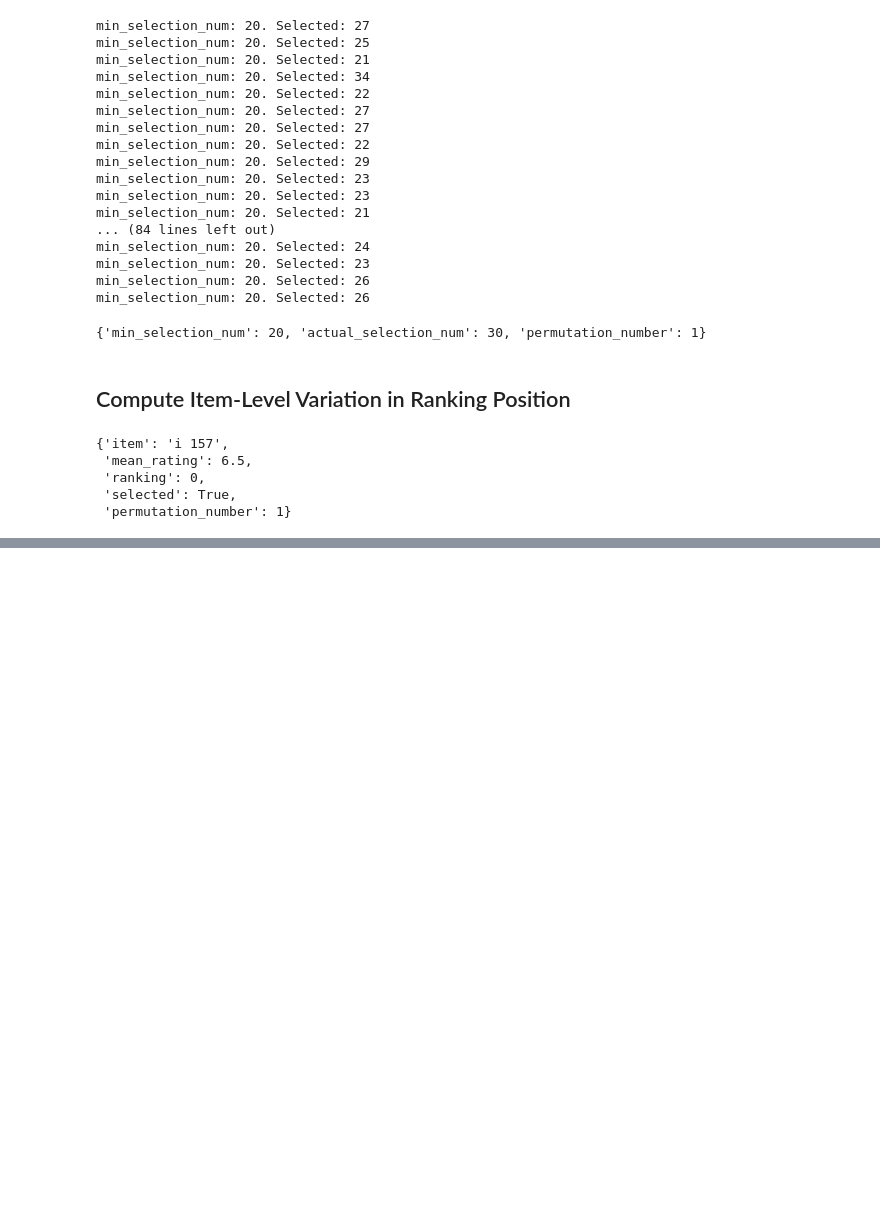
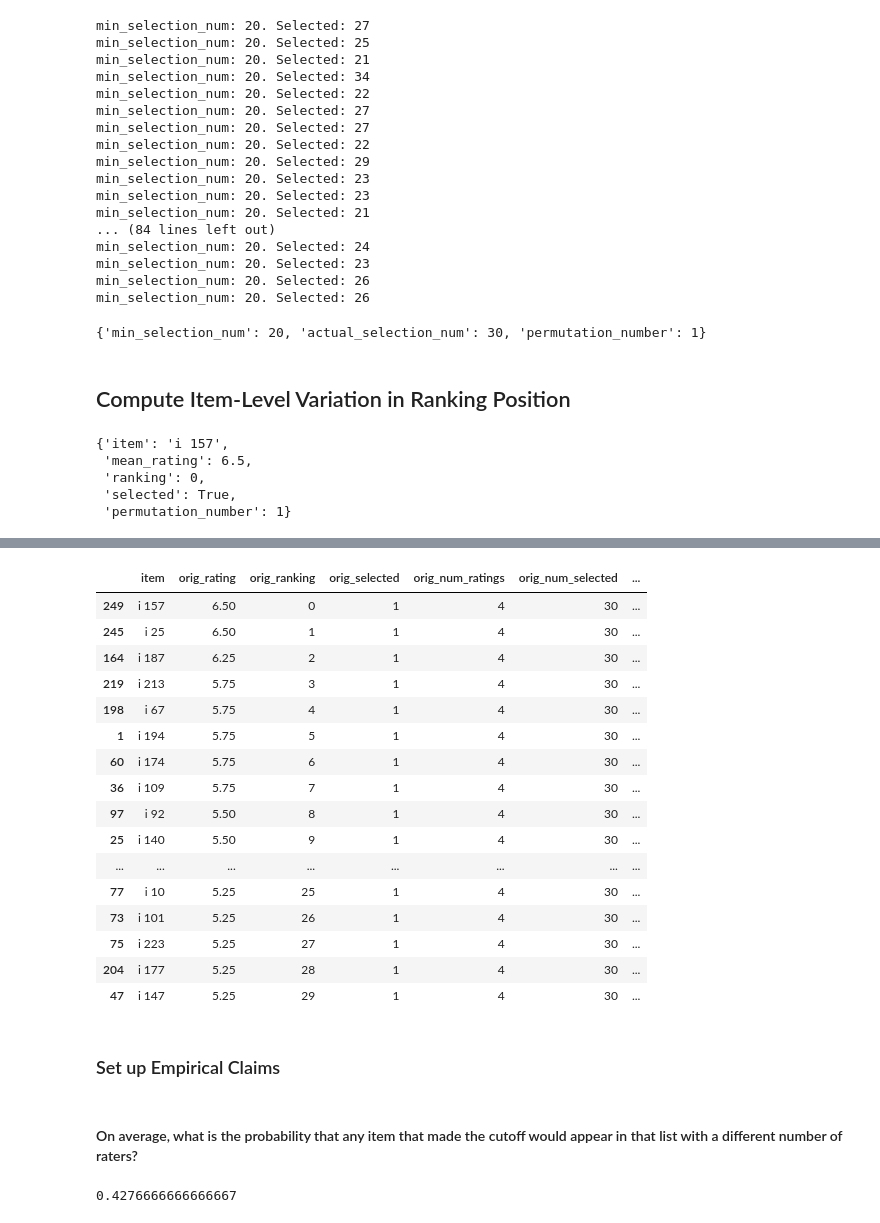
Before and after one commit to natematias/ranking-permutations, a Jupyter notebook: ranking-system-evaluation.py.ipynb, the cells around one changed output, grey strips where cells are left out. Drawn from its saved outputs; the diff is of its cells as text; code cells hidden in the pictures; blank space fills up the shorter version.

```diff
--- a/ranking-system-evaluation.py.ipynb
+++ b/ranking-system-evaluation.py.ipynb
@@ -274,0 +283,31 @@ item_df
+# %%
+filename = "simulated_outputs"
+
+item_df.to_csv("data/" + datetime.datetime.strftime(datetime.datetime.utcnow(),"%Y-%m-%d") + "-" + filename + ".csv")
+item_df.sort_values(by=['orig_ranking']).head(30)
+# %% [output]
+|  | item | orig_rating | orig_ranking | orig_selected | orig_num_ratings | orig_num_selected | ... |
+| 249 | i 157 | 6.50 | 0 | 1 | 4 | 30 | ... |
+| 245 | i 25 | 6.50 | 1 | 1 | 4 | 30 | ... |
+| 164 | i 187 | 6.25 | 2 | 1 | 4 | 30 | ... |
+| 219 | i 213 | 5.75 | 3 | 1 | 4 | 30 | ... |
+| 198 | i 67 | 5.75 | 4 | 1 | 4 | 30 | ... |
+| 1 | i 194 | 5.75 | 5 | 1 | 4 | 30 | ... |
+| 60 | i 174 | 5.75 | 6 | 1 | 4 | 30 | ... |
+| 36 | i 109 | 5.75 | 7 | 1 | 4 | 30 | ... |
+| 97 | i 92 | 5.50 | 8 | 1 | 4 | 30 | ... |
+| 25 | i 140 | 5.50 | 9 | 1 | 4 | 30 | ... |
+| ... | ... | ... | ... | ... | ... | ... | ... |
+| 77 | i 10 | 5.25 | 25 | 1 | 4 | 30 | ... |
+| 73 | i 101 | 5.25 | 26 | 1 | 4 | 30 | ... |
+| 75 | i 223 | 5.25 | 27 | 1 | 4 | 30 | ... |
+| 204 | i 177 | 5.25 | 28 | 1 | 4 | 30 | ... |
+| 47 | i 147 | 5.25 | 29 | 1 | 4 | 30 | ... |
+# %% [markdown]
+### Set up Empirical Claims
+# %% [markdown]
+#### On average, what is the probability that any item that made the cutoff would appear in that list with a different number of raters?
+# %%
+np.mean([x['sim_selected_prop'] for x in aggregate_item_rows if x['orig_selected']==1])
+# %% [output]
+0.4276666666666667
```
Also changed, not shown: parts of 6 cells of this notebook, 2 other files.
